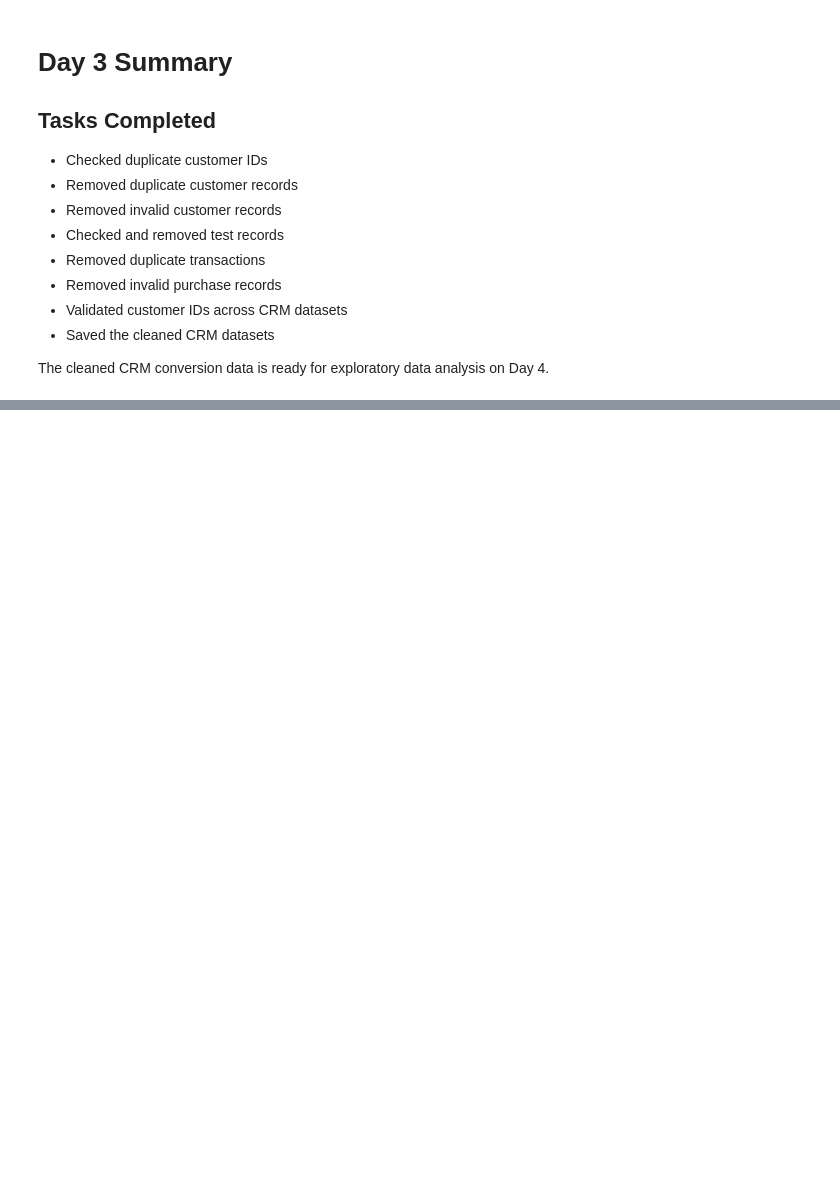
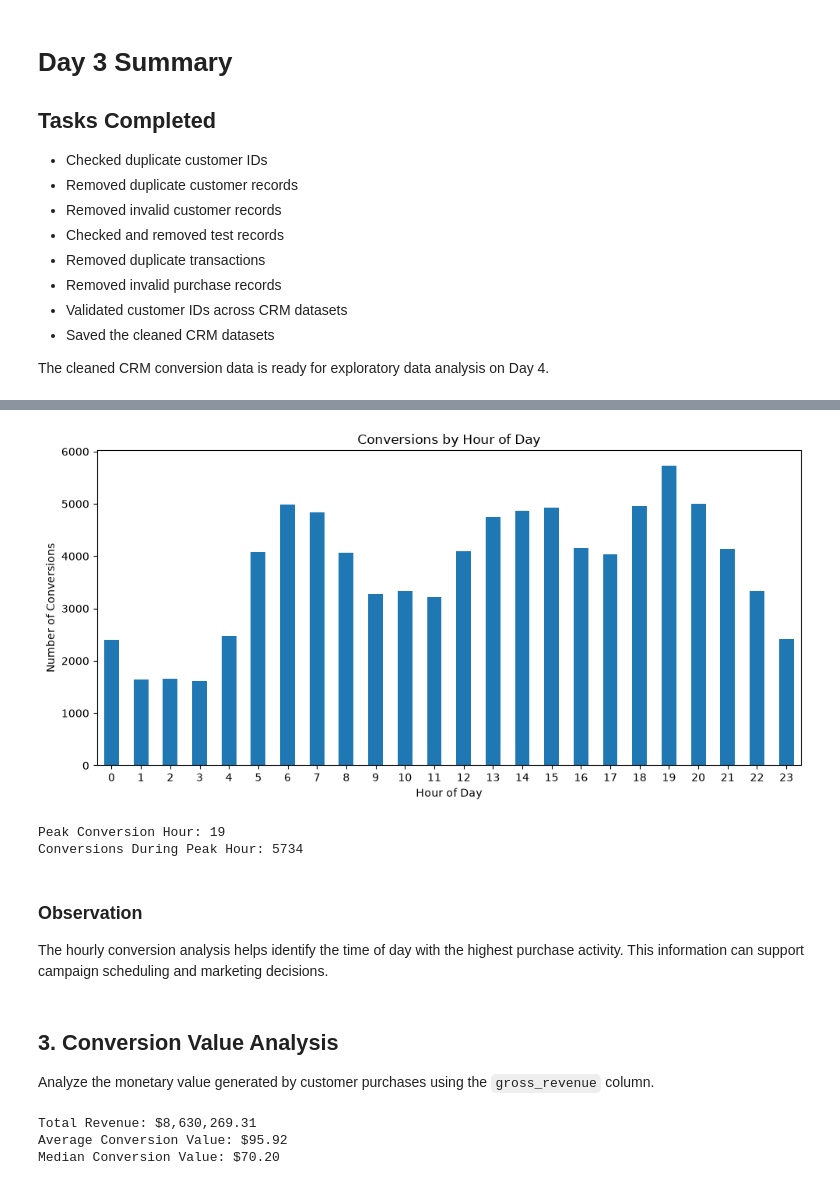
Before and after one commit to kalanidy/Infotact_intern_project1, a Jupyter notebook: Week1_member_c.ipynb, the cells around one changed output, grey strips where cells are left out. Saved outputs shown, nothing was run; the diff lists cells and outputs as text; code cells hidden in the pictures; blank space fills up the shorter version.

```diff
--- a/Week1_member_c.ipynb
+++ b/Week1_member_c.ipynb
@@ -829,0 +906,12 @@ The cleaned CRM conversion data is ready for exploratory data analysis on Day 4.
+# %%
+transactions_clean["conversion_hour"] = (
+    transactions_clean["timestamp"].dt.hour
+)
+# %%
+hourly_conversions = (
+    transactions_clean
+    .groupby("conversion_hour")
+    .size()
+)
+
+hourly_conversions
@@ -829,0 +932,54 @@ The cleaned CRM conversion data is ready for exploratory data analysis on Day 4.
+# %%
+plt.figure(figsize=(10, 5))
+
+hourly_conversions.plot(kind="bar")
+
+plt.title("Conversions by Hour of Day")
+plt.xlabel("Hour of Day")
+plt.ylabel("Number of Conversions")
+plt.xticks(rotation=0)
+plt.tight_layout()
+plt.show()
+# %% [output]
+[figure, added]
+# %%
+peak_hour = hourly_conversions.idxmax()
+peak_conversions = hourly_conversions.max()
+
+print("Peak Conversion Hour:", peak_hour)
+print("Conversions During Peak Hour:", peak_conversions)
+# %% [output]
+Peak Conversion Hour: 19
+Conversions During Peak Hour: 5734
+# %% [markdown]
+### Observation
+
+The hourly conversion analysis helps identify the time of day with the highest purchase activity. This information can support campaign scheduling and marketing decisions.
+# %% [markdown]
+## 3. Conversion Value Analysis
+
+Analyze the monetary value generated by customer purchases using the `gross_revenue` column.
+# %%
+total_revenue = transactions_clean["gross_revenue"].sum()
+
+average_conversion_value = (
+    transactions_clean["gross_revenue"].mean()
+)
+
+median_conversion_value = (
+    transactions_clean["gross_revenue"].median()
+)
+
+print(f"Total Revenue: ${total_revenue:,.2f}")
+print(
+    f"Average Conversion Value: "
+    f"${average_conversion_value:,.2f}"
+)
+print(
+    f"Median Conversion Value: "
+    f"${median_conversion_value:,.2f}"
+)
+# %% [output]
+Total Revenue: $8,630,269.31
+Average Conversion Value: $95.92
+Median Conversion Value: $70.20
```
Also changed, not shown: parts of 16 cells of this notebook, 1 other file.
